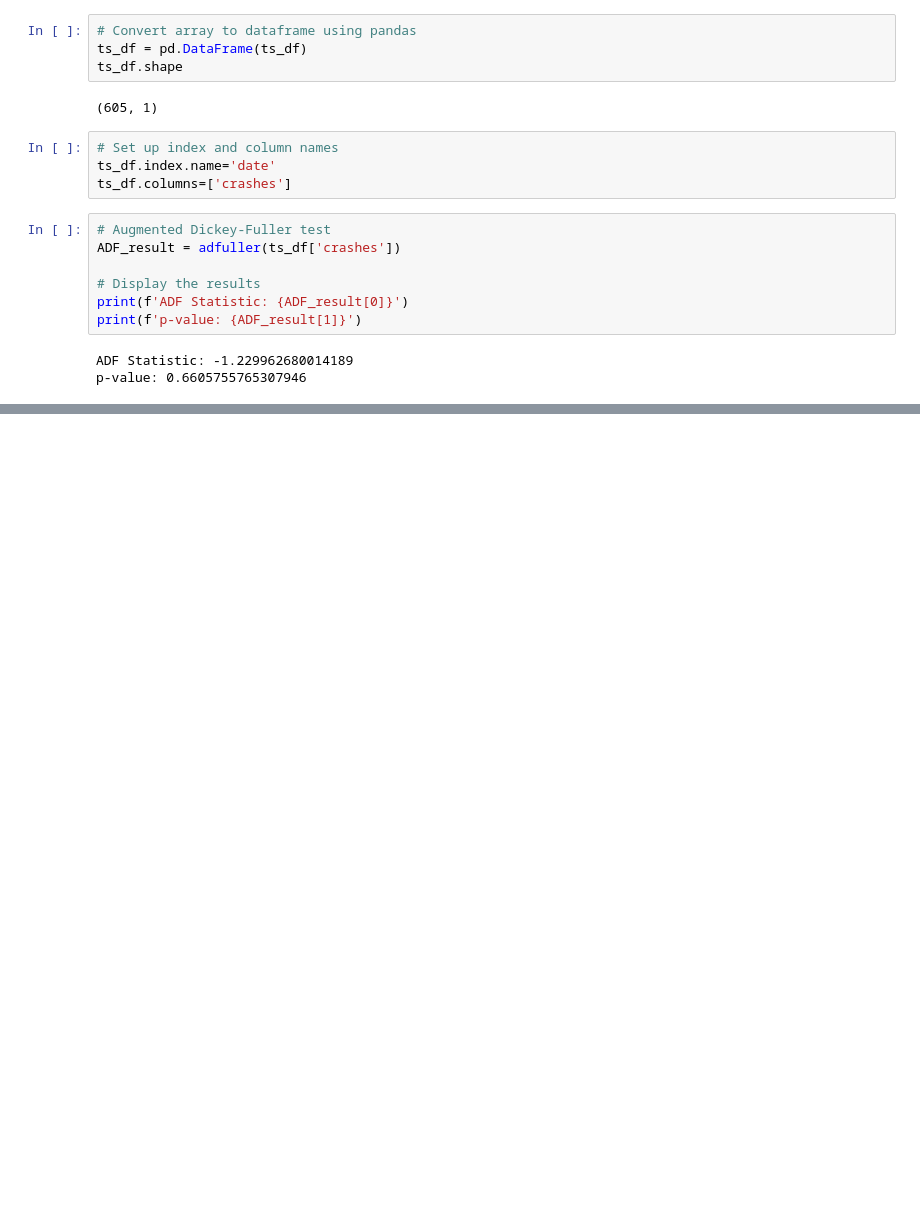
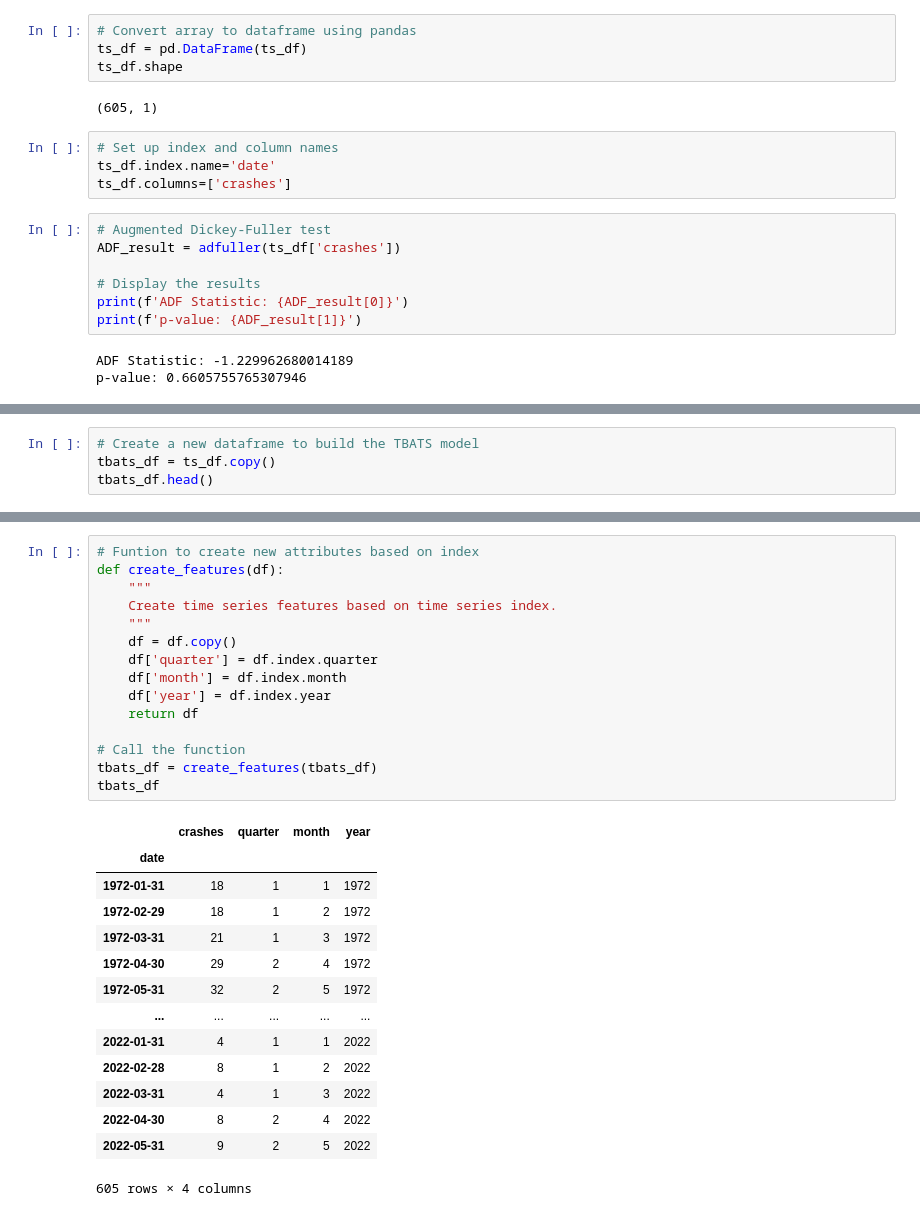
Before and after one commit to heitorgaf/Machine-Learning-for-Business, a Jupyter notebook: MLBus_HDipData_CA1.ipynb, the cells around one changed output, grey strips where cells are left out. Drawn from its saved outputs; the diff is of its cells as text; blank space fills up the shorter version.

```diff
--- a/MLBus_HDipData_CA1.ipynb
+++ b/MLBus_HDipData_CA1.ipynb
@@ -563,0 +726,4 @@ plt.show()
+# %%
+# Create a new dataframe to build the TBATS model
+tbats_df = ts_df.copy()
+tbats_df.head()
@@ -563,0 +738,30 @@ plt.show()
+# %%
+# Funtion to create new attributes based on index
+def create_features(df):
+    """
+    Create time series features based on time series index.
+    """
+    df = df.copy()
+    df['quarter'] = df.index.quarter
+    df['month'] = df.index.month
+    df['year'] = df.index.year
+    return df
+
+# Call the function
+tbats_df = create_features(tbats_df)
+tbats_df
+# %% [output]
+|  | crashes | quarter | month | year |
+| date |  |  |  |  |
+| 1972-01-31 | 18 | 1 | 1 | 1972 |
+| 1972-02-29 | 18 | 1 | 2 | 1972 |
+| 1972-03-31 | 21 | 1 | 3 | 1972 |
+| 1972-04-30 | 29 | 2 | 4 | 1972 |
+| 1972-05-31 | 32 | 2 | 5 | 1972 |
+| ... | ... | ... | ... | ... |
+| 2022-01-31 | 4 | 1 | 1 | 2022 |
+| 2022-02-28 | 8 | 1 | 2 | 2022 |
+| 2022-03-31 | 4 | 1 | 3 | 2022 |
+| 2022-04-30 | 8 | 2 | 4 | 2022 |
+| 2022-05-31 | 9 | 2 | 5 | 2022 |
+605 rows × 4 columns
```
Also changed, not shown: parts of 79 cells of this notebook.
